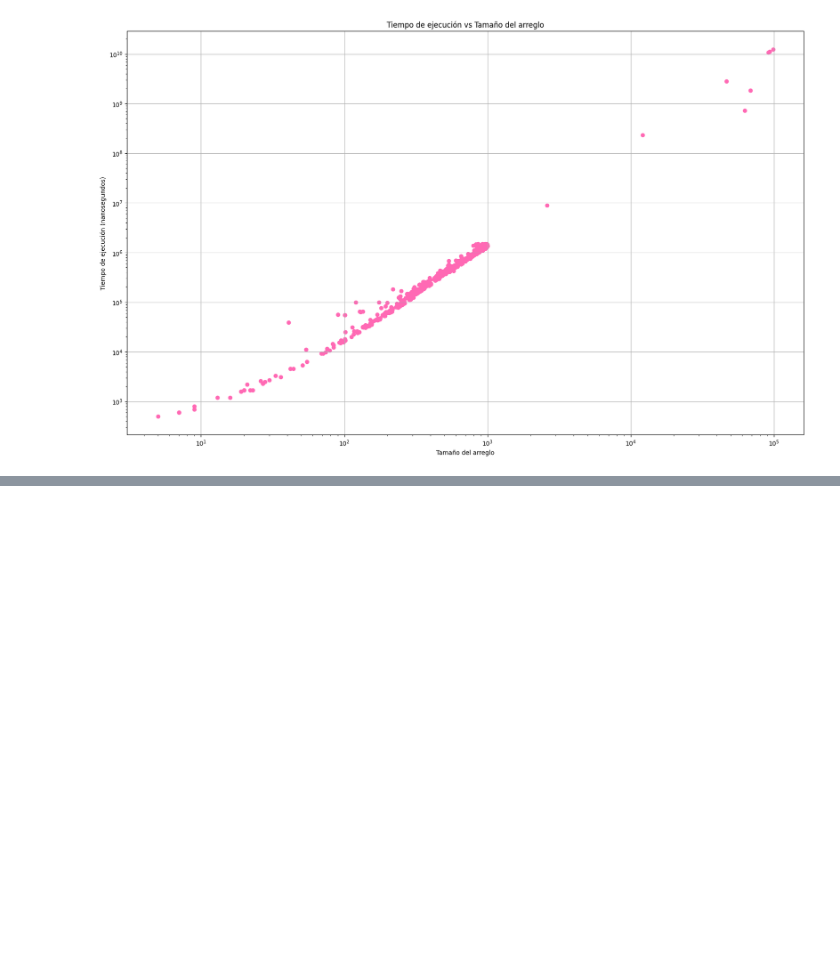
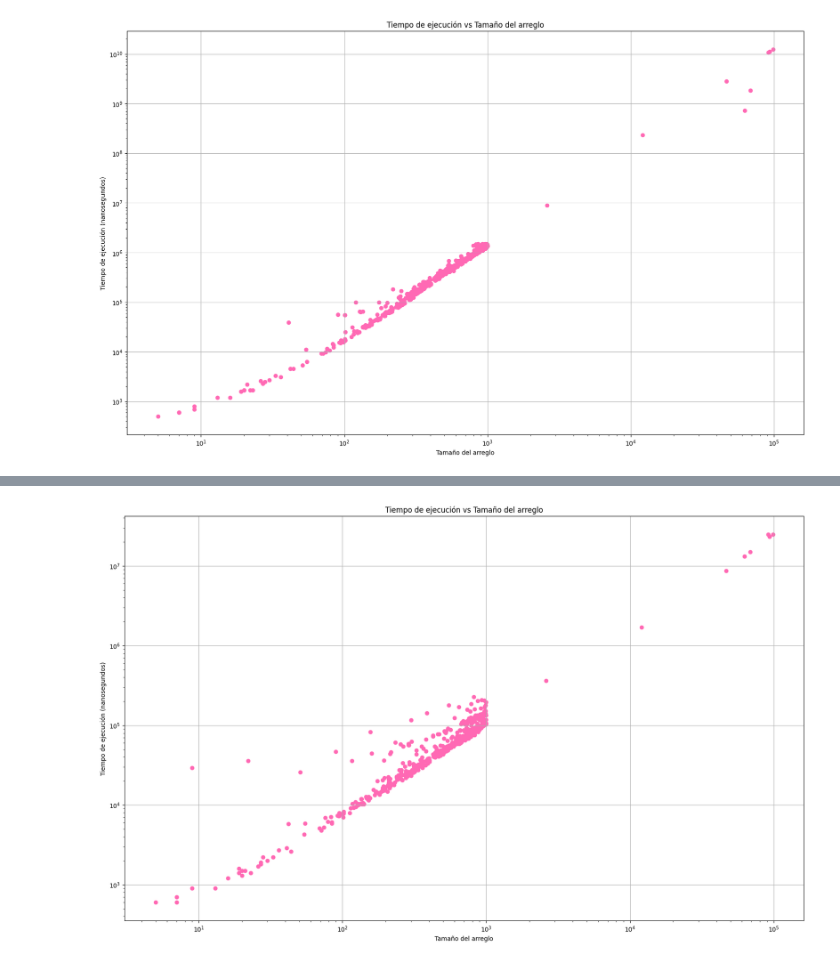
Before and after one commit to Sofiwiwi/Tarea1-Inf221, a Jupyter notebook: ordenamiento/a.ipynb, the cells around one changed output, grey strips where cells are left out. Cells and saved outputs as stored; diff of their text form; code cells hidden in the pictures; blank space fills up the shorter version.

Commit message:
quick sort y std sort

```diff
--- a/ordenamiento/a.ipynb
+++ b/ordenamiento/a.ipynb
@@ -43,0 +44,18 @@ plt.show()
+# %%
+ruta_quick = '/home/sofia/t1-algoco/Tarea1-Inf221/ordenamiento/salida_quick_sort2.txt'
+df3 = pd.read_csv(ruta_quick, sep = ' ', header = None, names=['Tamaño', 'Tiempo'])
+df3['Tiempo']
+df3 = df3[df3['Tamaño'] <= 1e6]
+df3.sort_values('Tamaño', inplace=True)
+# %%
+plt.figure(figsize=(20, 12))  # Ajusta el tamaño del gráfico según necesites
+plt.scatter(df3['Tamaño'], df3['Tiempo'], marker='o', linestyle='-', color='hotpink')
+plt.title('Tiempo de ejecución vs Tamaño del arreglo')
+plt.xlabel('Tamaño del arreglo')
+plt.ylabel('Tiempo de ejecución (nanosegundos)')
+plt.grid(True)
+plt.xscale('log')  # Solo escala logarítmica en x
+plt.yscale('log')  # Escala lineal en y
+plt.show()
+# %% [output]
+[figure, added]
```
Also changed, not shown: parts of 1 cell of this notebook, 11 other files.
